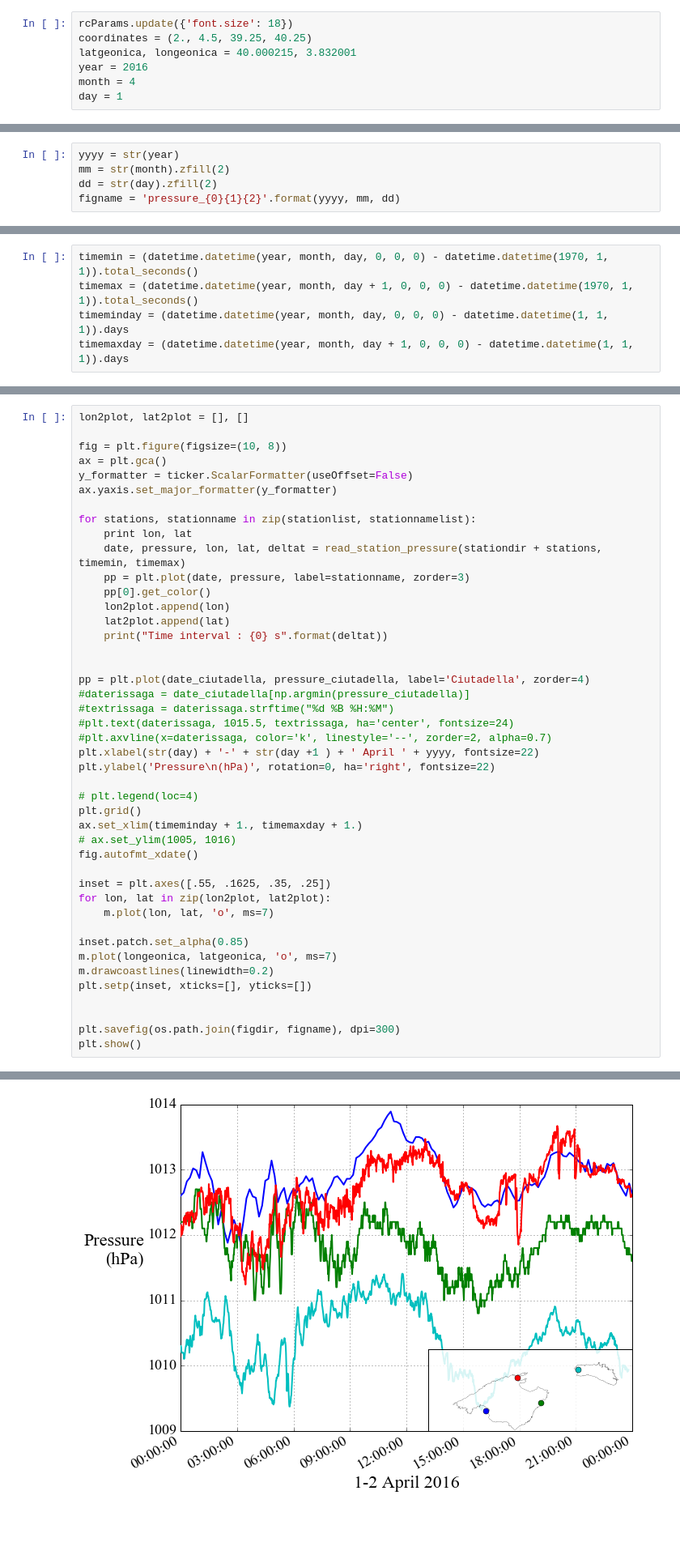
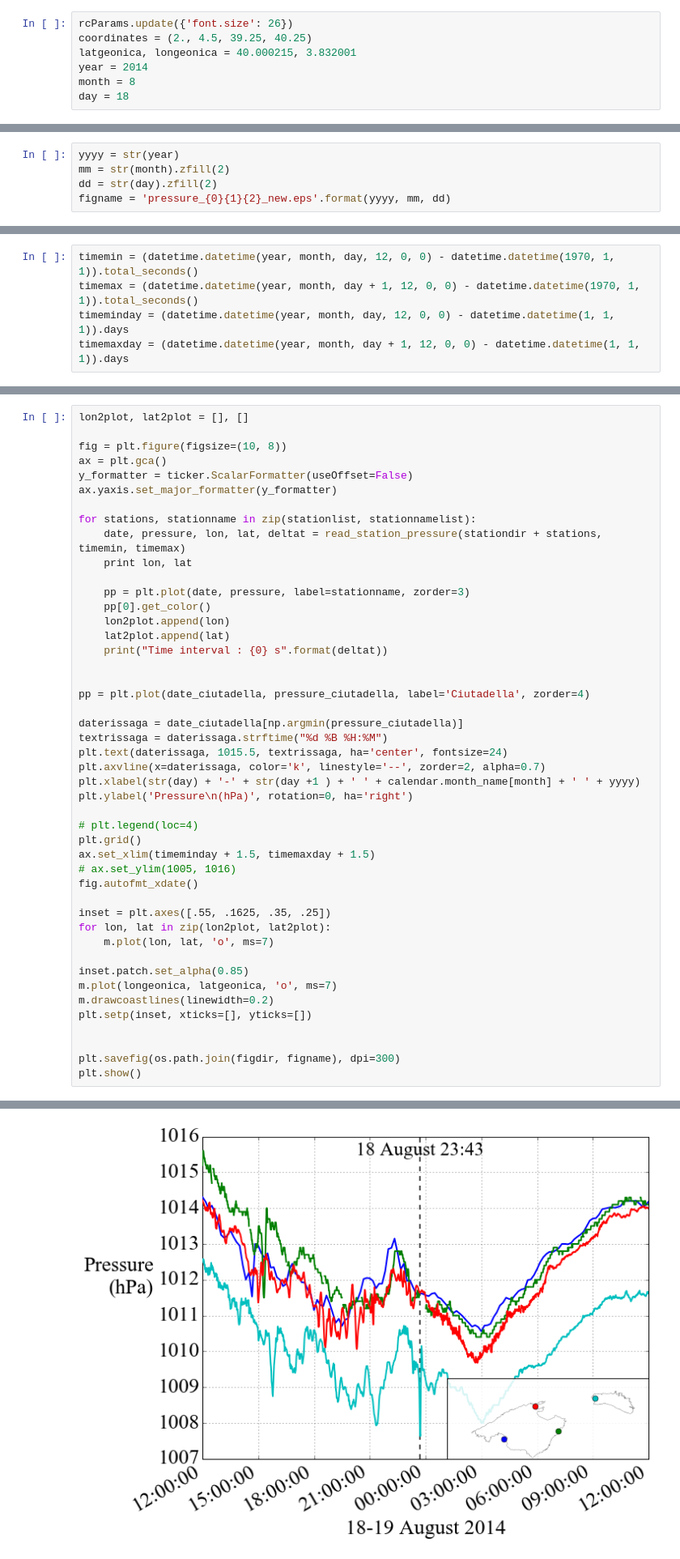
Before and after one commit to socib/SOCIB_plots, a Jupyter notebook: FixedStations/plot_pressure_timeseries.ipynb, the cells around one changed output, grey strips where cells are left out. Shown at 81% size. Cells and saved outputs as stored; diff of their text form; blank space fills up the shorter version.

Commit message:
edited pressure plot

```diff
--- a/FixedStations/plot_pressure_timeseries.ipynb
+++ b/FixedStations/plot_pressure_timeseries.ipynb
@@ -13,14 +14,19 @@ from mpl_toolkits.basemap import Basemap
 # %% [markdown]
 ## Period of interest
 # %%
-rcParams.update({'font.size': 18})
+rcParams.update({'font.size': 26})
 coordinates = (2., 4.5, 39.25, 40.25)
 latgeonica, longeonica = 40.000215, 3.832001
-year = 2016
-month = 4
-day = 1
+year = 2014
+month = 8
+day = 18
 # %% [markdown]
 ## Files and directories
+# %%
+yyyy = str(year)
+mm = str(month).zfill(2)
+dd = str(day).zfill(2)
+figname = 'pressure_{0}{1}{2}_new.eps'.format(yyyy, mm, dd)
 # %%
 figdir = "/home/ctroupin/Projects/1-Internal/201530627_Rissaga/figures/pressure_comparison"
 stationdir = "http://thredds.socib.es/thredds/dodsC/mooring/"
@@ -30,18 +36,13 @@ stationlist = ['weather_station/buoy_bahiadepalma-scb_met008/L1/{0}/dep0002_buoy
 geonicadir = "/home/ctroupin/Projects/1-Internal/201530627_Rissaga/data_geonica/"
 geonicafile = "Menorca_{0}-{1}-{2}.csv".format(dd, mm, yyyy)
 stationnamelist = ['Bahia de Palma', 'Cala Millor', 'Pollensa']
-# %%
-yyyy = str(year)
-mm = str(month).zfill(2)
-dd = str(day).zfill(2)
-figname = 'pressure_{0}{1}{2}'.format(yyyy, mm, dd)
 # %% [markdown]
 ## Time selection
 # %%
-timemin = (datetime.datetime(year, month, day, 0, 0, 0) - datetime.datetime(1970, 1, 1)).total_seconds()
-timemax = (datetime.datetime(year, month, day + 1, 0, 0, 0) - datetime.datetime(1970, 1, 1)).total_seconds()
-timeminday = (datetime.datetime(year, month, day, 0, 0, 0) - datetime.datetime(1, 1, 1)).days
-timemaxday = (datetime.datetime(year, month, day + 1, 0, 0, 0) - datetime.datetime(1, 1, 1)).days
+timemin = (datetime.datetime(year, month, day, 12, 0, 0) - datetime.datetime(1970, 1, 1)).total_seconds()
+timemax = (datetime.datetime(year, month, day + 1, 12, 0, 0) - datetime.datetime(1970, 1, 1)).total_seconds()
+timeminday = (datetime.datetime(year, month, day, 12, 0, 0) - datetime.datetime(1, 1, 1)).days
+timemaxday = (datetime.datetime(year, month, day + 1, 12, 0, 0) - datetime.datetime(1, 1, 1)).days
 # %%
 def read_station_pressure(stationfile, timemin, timemax):
     with netCDF4.Dataset(stationfile) as nc:
@@ -97,8 +98,9 @@ y_formatter = ticker.ScalarFormatter(useOffset=False)
 ax.yaxis.set_major_formatter(y_formatter)
 
 for stations, stationname in zip(stationlist, stationnamelist):
+    date, pressure, lon, lat, deltat = read_station_pressure(stationdir + stations, timemin, timemax)
     print lon, lat
-    date, pressure, lon, lat, deltat = read_station_pressure(stationdir + stations, timemin, timemax)
+
     pp = plt.plot(date, pressure, label=stationname, zorder=3)
     pp[0].get_color()
     lon2plot.append(lon)
@@ -107,16 +109,17 @@ for stations, stationname in zip(stationlist, stationnamelist):
 
 
 pp = plt.plot(date_ciutadella, pressure_ciutadella, label='Ciutadella', zorder=4)
-#daterissaga = date_ciutadella[np.argmin(pressure_ciutadella)]
-#textrissaga = daterissaga.strftime("%d %B %H:%M")
-#plt.text(daterissaga, 1015.5, textrissaga, ha='center', fontsize=24)
-#plt.axvline(x=daterissaga, color='k', linestyle='--', zorder=2, alpha=0.7)
-plt.xlabel(str(day) + '-' + str(day +1 ) + ' April ' + yyyy, fontsize=22)
-plt.ylabel('Pressure\n(hPa)', rotation=0, ha='right', fontsize=22)
+
+daterissaga = date_ciutadella[np.argmin(pressure_ciutadella)]
+textrissaga = daterissaga.strftime("%d %B %H:%M")
+plt.text(daterissaga, 1015.5, textrissaga, ha='center', fontsize=24)
+plt.axvline(x=daterissaga, color='k', linestyle='--', zorder=2, alpha=0.7)
+plt.xlabel(str(day) + '-' + str(day +1 ) + ' ' + calendar.month_name[month] + ' ' + yyyy)
+plt.ylabel('Pressure\n(hPa)', rotation=0, ha='right')
 
 # plt.legend(loc=4)
 plt.grid()
-ax.set_xlim(timeminday + 1., timemaxday + 1.)
+ax.set_xlim(timeminday + 1.5, timemaxday + 1.5)
 # ax.set_ylim(1005, 1016)
 fig.autofmt_xdate()
 
@@ -142,4 +145,4 @@ Time interval : 60.0 s
-[figure, old version]
+[figure, new version]
 # %%
 timeminday, timemaxday
 # %% [output]
```
Also changed, not shown: parts of 2 cells of this notebook.
